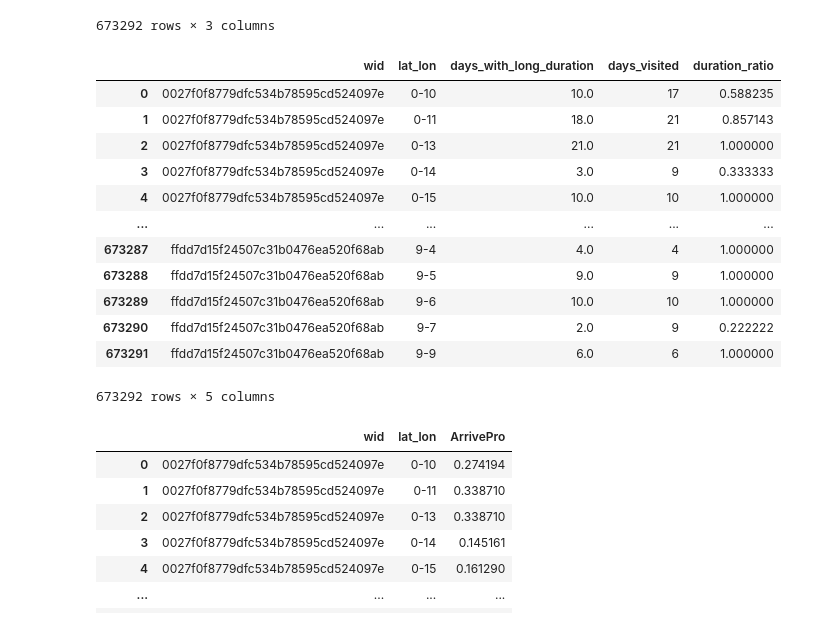
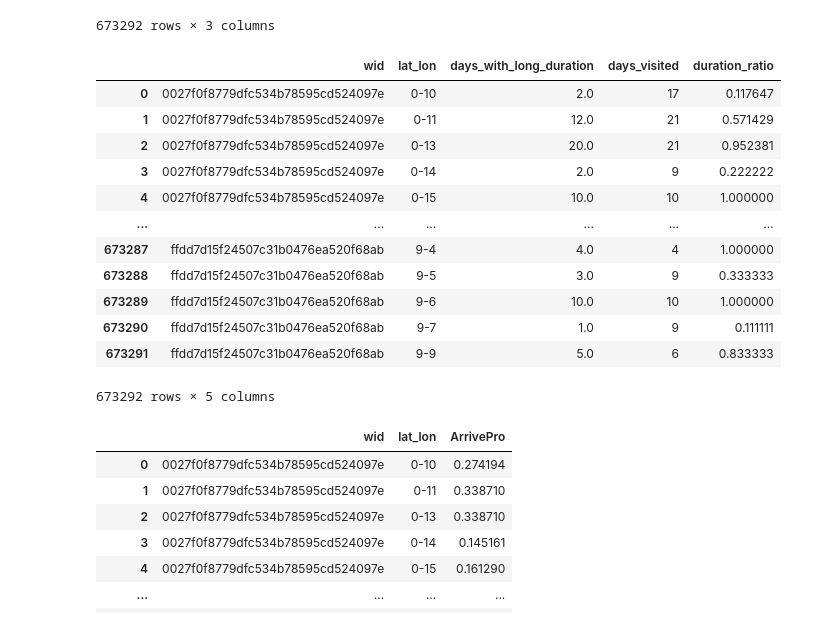
Before and after one commit to DURUII/Gaia-Explorer, a Jupyter notebook: main.ipynb, the cells around one changed output. Saved outputs shown, nothing was run; the diff lists cells and outputs as text; code cells hidden in the pictures.

```diff
--- a/main.ipynb
+++ b/main.ipynb
@@ -341,30 +375,30 @@ visits_per_day
 673292 rows × 3 columns
 # %%
 # Step 2: Calculate the number of days with duration limits for each driver at each lat_lon
-filtered_df = df_grouped[df_grouped['duration'] > 5]
+filtered_df = df_grouped[df_grouped['duration'] > 15]
 days_with_long_duration = filtered_df.groupby(['wid', 'lat_lon'])['date'].nunique().reset_index()
 days_with_long_duration = days_with_long_duration.rename(columns={'date': 'days_with_long_duration'})
 days_with_long_duration
 
 # Step 3: Merge the datasets and calculate the ratio
 merged_data = pd.merge(days_with_long_duration, visits_per_day, on=['wid', 'lat_lon'], how='right')
 merged_data['duration_ratio'] = 1.0 * merged_data['days_with_long_duration'] / merged_data['days_visited']
 merged_data.fillna(0, inplace=True)
 
 merged_data
 # %% [output]
 |  | wid | lat_lon | days_with_long_duration | days_visited | duration_ratio |
-| 0 | 0027f0f8779dfc534b78595cd524097e | 0-10 | 10.0 | 17 | 0.588235 |
-| 1 | 0027f0f8779dfc534b78595cd524097e | 0-11 | 18.0 | 21 | 0.857143 |
-| 2 | 0027f0f8779dfc534b78595cd524097e | 0-13 | 21.0 | 21 | 1.000000 |
-| 3 | 0027f0f8779dfc534b78595cd524097e | 0-14 | 3.0 | 9 | 0.333333 |
+| 0 | 0027f0f8779dfc534b78595cd524097e | 0-10 | 2.0 | 17 | 0.117647 |
+| 1 | 0027f0f8779dfc534b78595cd524097e | 0-11 | 12.0 | 21 | 0.571429 |
+| 2 | 0027f0f8779dfc534b78595cd524097e | 0-13 | 20.0 | 21 | 0.952381 |
+| 3 | 0027f0f8779dfc534b78595cd524097e | 0-14 | 2.0 | 9 | 0.222222 |
 | 4 | 0027f0f8779dfc534b78595cd524097e | 0-15 | 10.0 | 10 | 1.000000 |
 | ... | ... | ... | ... | ... | ... |
 | 673287 | ffdd7d15f24507c31b0476ea520f68ab | 9-4 | 4.0 | 4 | 1.000000 |
-| 673288 | ffdd7d15f24507c31b0476ea520f68ab | 9-5 | 9.0 | 9 | 1.000000 |
+| 673288 | ffdd7d15f24507c31b0476ea520f68ab | 9-5 | 3.0 | 9 | 0.333333 |
 | 673289 | ffdd7d15f24507c31b0476ea520f68ab | 9-6 | 10.0 | 10 | 1.000000 |
-| 673290 | ffdd7d15f24507c31b0476ea520f68ab | 9-7 | 2.0 | 9 | 0.222222 |
-| 673291 | ffdd7d15f24507c31b0476ea520f68ab | 9-9 | 6.0 | 6 | 1.000000 |
+| 673290 | ffdd7d15f24507c31b0476ea520f68ab | 9-7 | 1.0 | 9 | 0.111111 |
+| 673291 | ffdd7d15f24507c31b0476ea520f68ab | 9-9 | 5.0 | 6 | 0.833333 |
 673292 rows × 5 columns
 # %%
 # all_combinations = pd.MultiIndex.from_product([df_grouped['wid'].unique(), df_grouped['lat_lon'].unique()], names=['wid', 'lat_lon']).to_frame(index=False)
```
Also changed, not shown: parts of 12 cells of this notebook.
